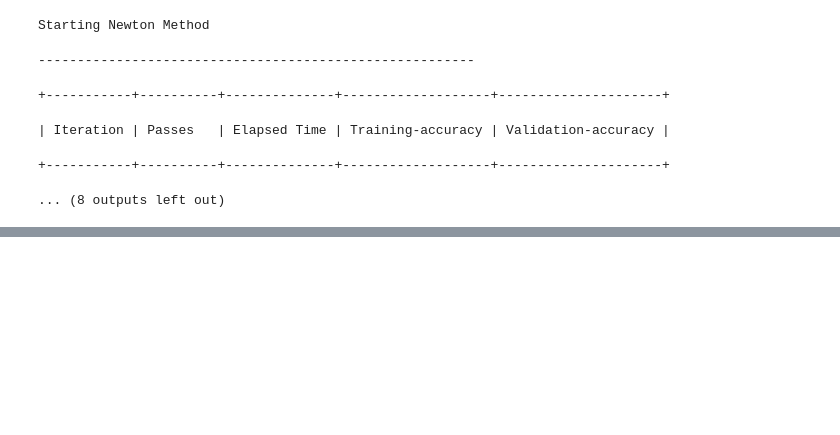
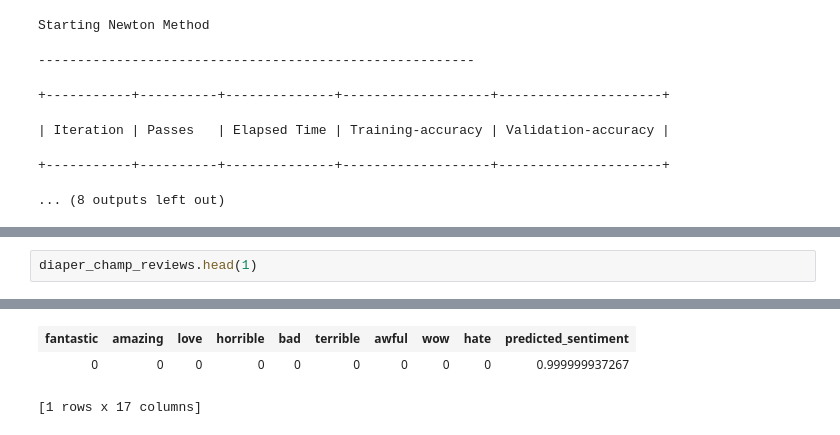
Before and after one commit to mavricek/coursera_ml, a Jupyter notebook: Course1/Wk3/Product Sentiment Analysis & Programming Assignment.ipynb, the cells around one changed output, grey strips where cells are left out. Saved outputs shown, nothing was run; the diff lists cells and outputs as text; blank space fills up the shorter version.

```diff
--- a/Course1/Wk3/Product Sentiment Analysis & Programming Assignment.ipynb
+++ b/Course1/Wk3/Product Sentiment Analysis & Programming Assignment.ipynb
@@ -390,0 +405,3 @@ majority_class_model.evaluate(test_data)
+# %%
+diaper_champ_reviews.head(1)
+# %% [output]
@@ -390,0 +410,3 @@ majority_class_model.evaluate(test_data)
+| fantastic | amazing | love | horrible | bad | terrible | awful | wow | hate | predicted_sentiment |
+| 0 | 0 | 0 | 0 | 0 | 0 | 0 | 0 | 0 | 0.999999937267 |
+[1 rows x 17 columns]
```
Also changed, not shown: parts of 16 cells of this notebook, 7 other files.
